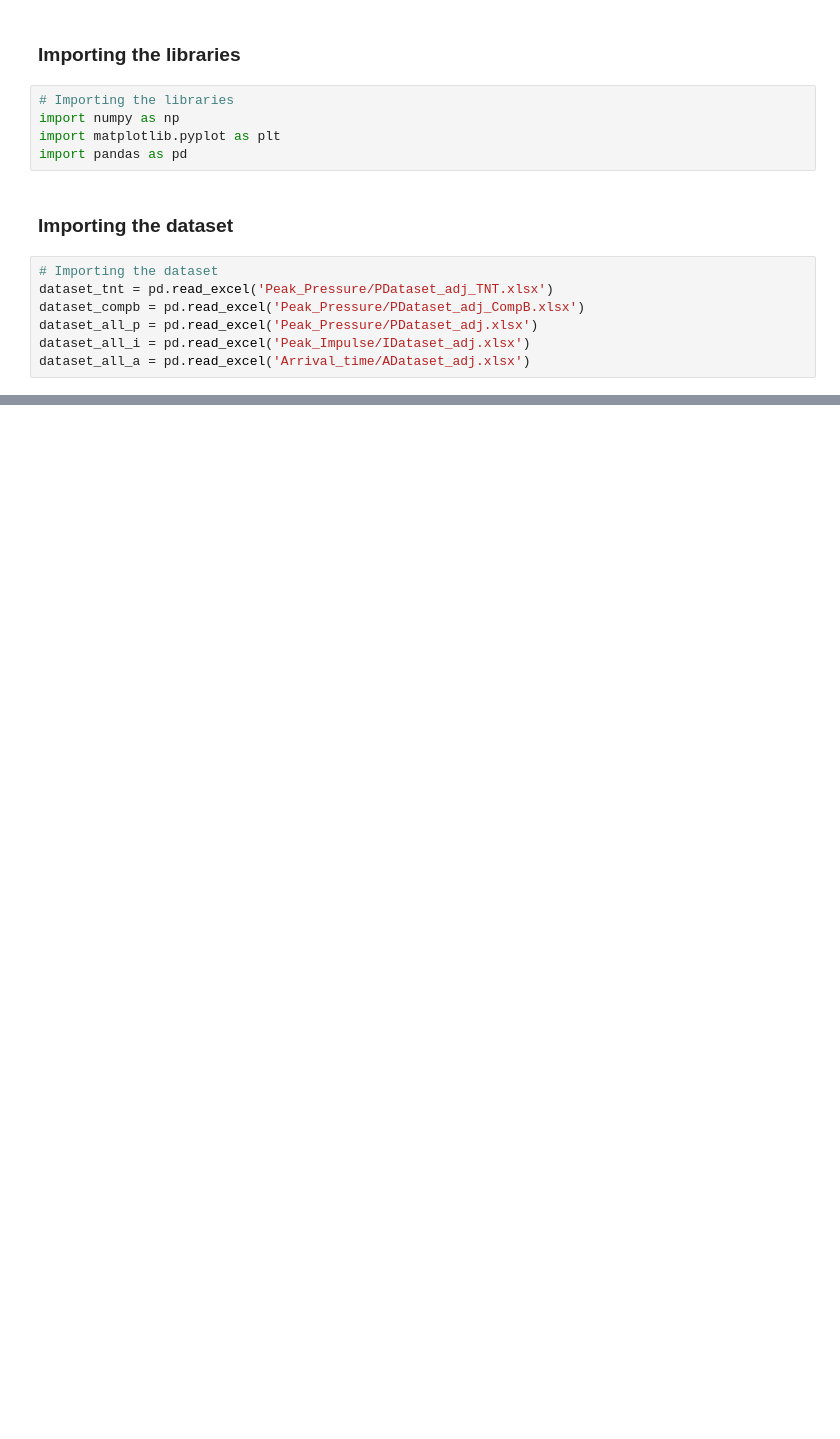
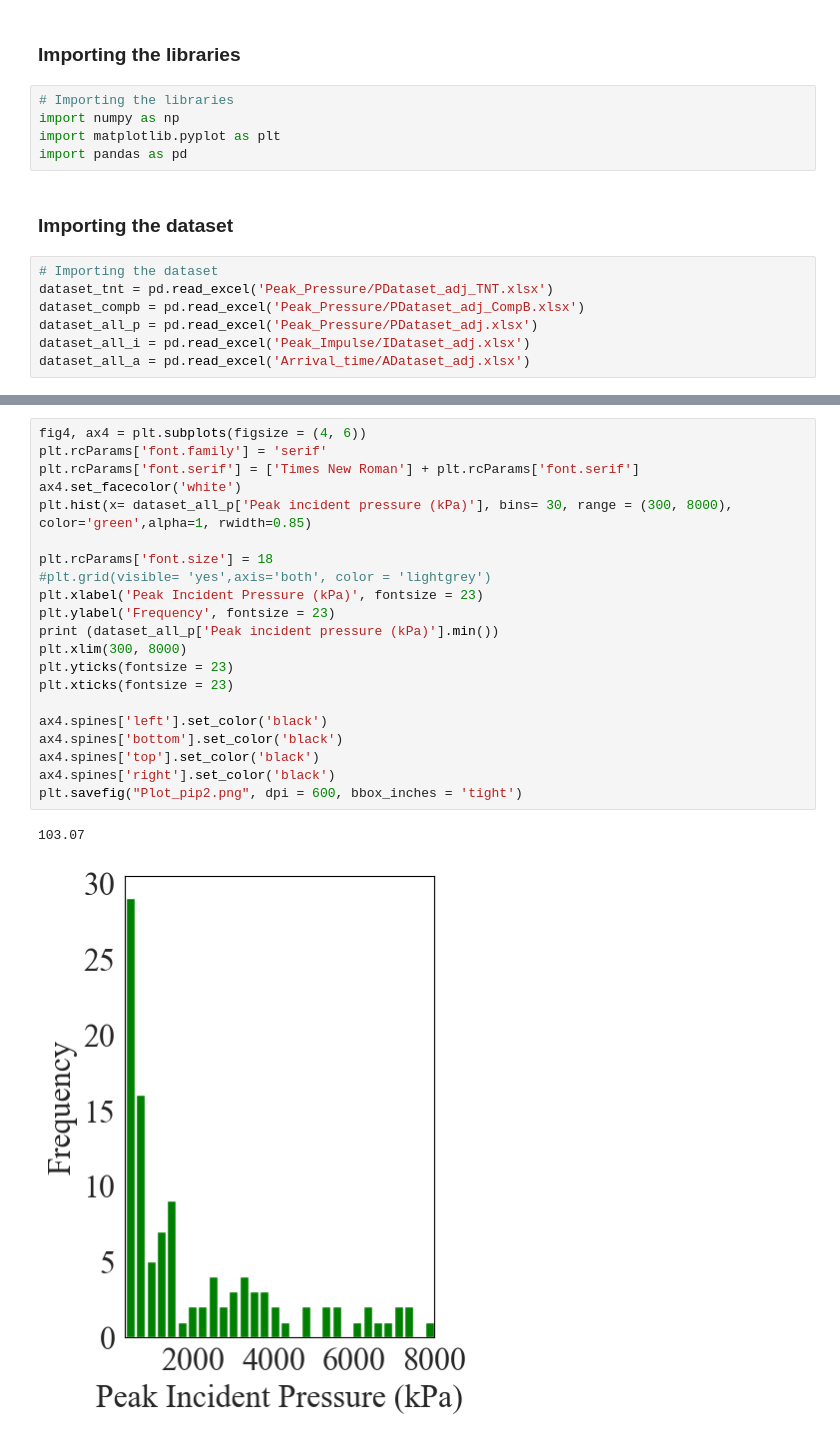
Before and after one commit to ChamodiWidanage/ANN_1D_2, a Jupyter notebook: Dataset_distribution.ipynb, the cells around one changed output, grey strips where cells are left out. Drawn from its saved outputs; the diff is of its cells as text; blank space fills up the shorter version.

```diff
--- a/Dataset_distribution.ipynb
+++ b/Dataset_distribution.ipynb
@@ -110,3 +114,27 @@ ax4.spines['right'].set_color('black')
+# %%
+fig4, ax4 = plt.subplots(figsize = (4, 6))
+plt.rcParams['font.family'] = 'serif'
+plt.rcParams['font.serif'] = ['Times New Roman'] + plt.rcParams['font.serif']
+ax4.set_facecolor('white')
+plt.hist(x= dataset_all_p['Peak incident pressure (kPa)'], bins= 30, range = (300, 8000), color='green',alpha=1, rwidth=0.85)
+
+plt.rcParams['font.size'] = 18
+#plt.grid(visible= 'yes',axis='both', color = 'lightgrey')
+plt.xlabel('Peak Incident Pressure (kPa)', fontsize = 23)
+plt.ylabel('Frequency', fontsize = 23)
+print (dataset_all_p['Peak incident pressure (kPa)'].min())
+plt.xlim(300, 8000)
+plt.yticks(fontsize = 23)
+plt.xticks(fontsize = 23)
+
+ax4.spines['left'].set_color('black')
+ax4.spines['bottom'].set_color('black')
+ax4.spines['top'].set_color('black')
+ax4.spines['right'].set_color('black')
+plt.savefig("Plot_pip2.png", dpi = 600, bbox_inches = 'tight')
+# %% [output]
+103.07
+[figure, added]
 # %%
 fig7, ax7 = plt.subplots(figsize = (9, 6))
 ax7.set_facecolor('white')
```
Also changed, not shown: parts of 7 cells of this notebook, 6 other files.
